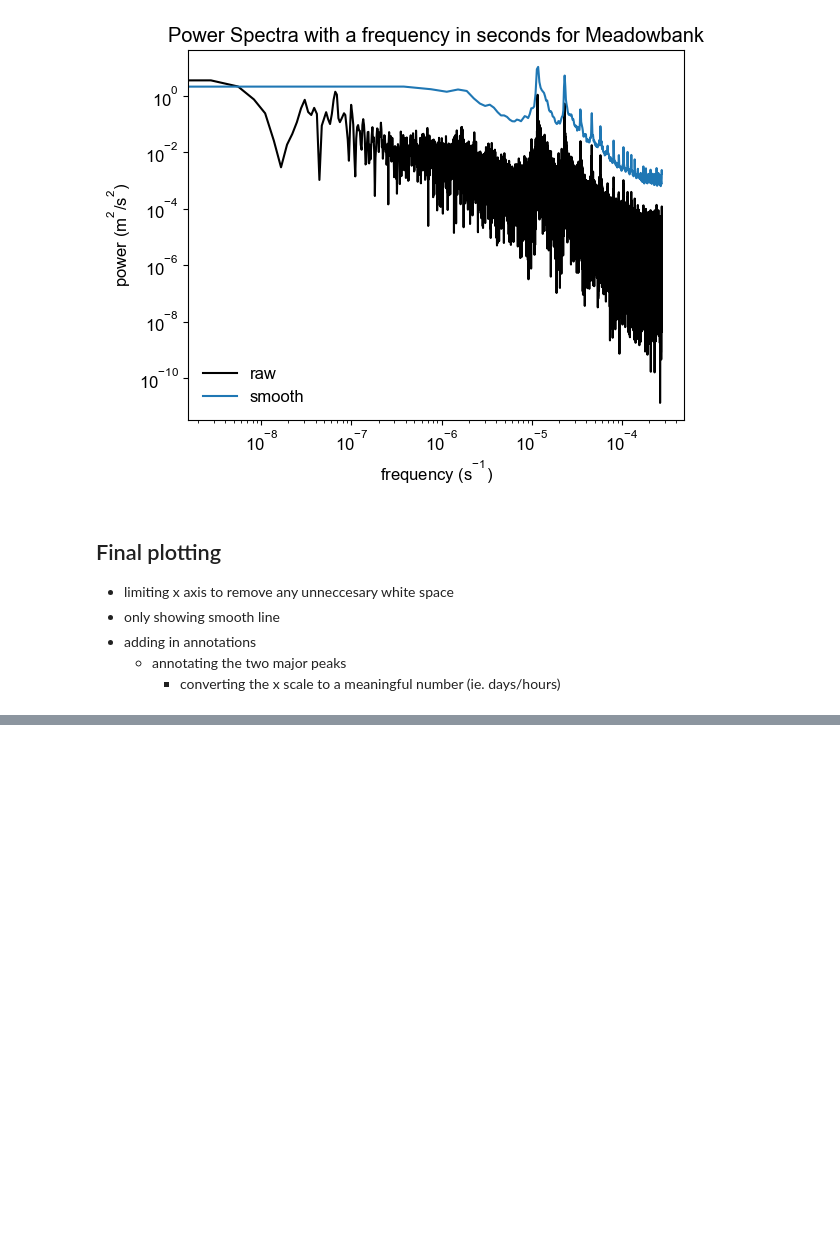
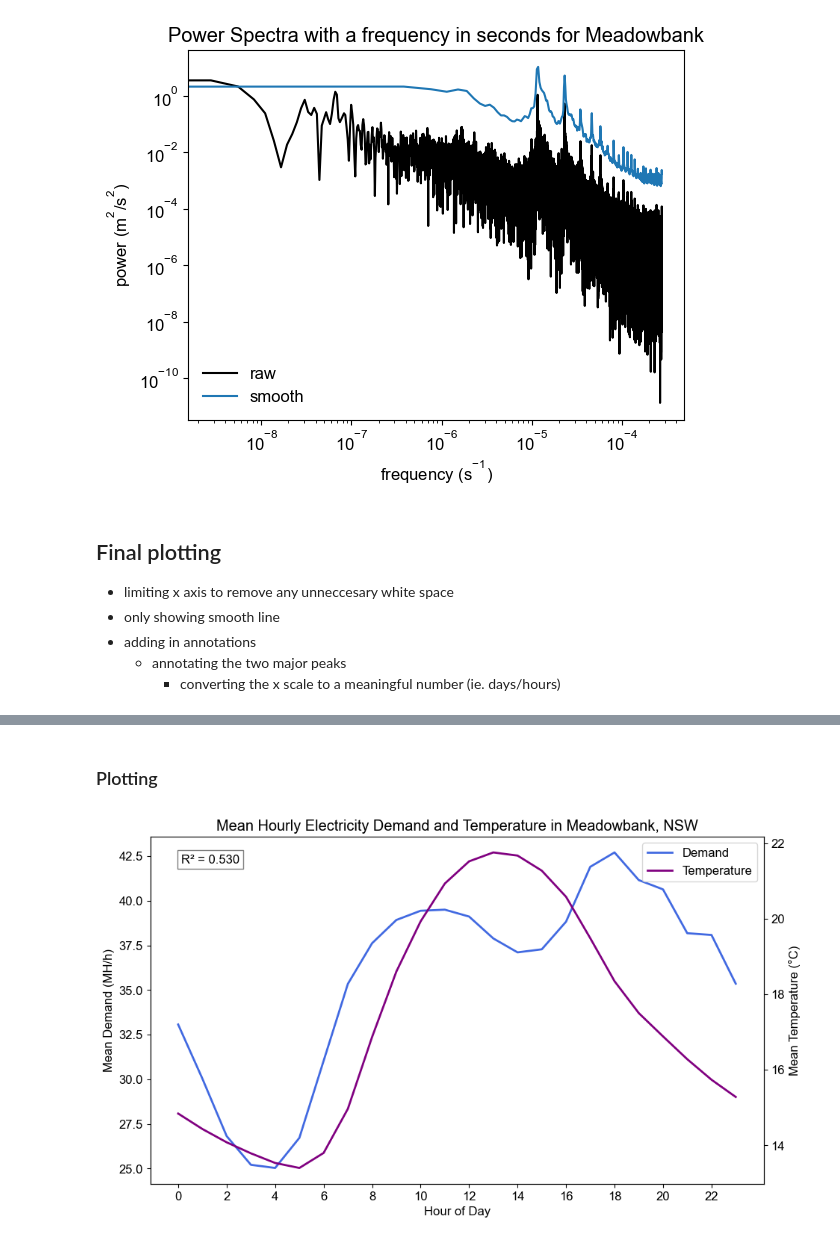
Before and after one commit to pia-vass/vassallo_pia_abstract_repo, a Jupyter notebook: extended_abstract.ipynb, the cells around one changed output, grey strips where cells are left out. Saved outputs shown, nothing was run; the diff lists cells and outputs as text; code cells hidden in the pictures; blank space fills up the shorter version.

```diff
--- a/extended_abstract.ipynb
+++ b/extended_abstract.ipynb
@@ -385,0 +458,32 @@ plt.show()
+# %% [markdown]
+### Plotting
+# %%
+fig, ax1 = plt.subplots(figsize=(10, 6))
+
+# demand on left axis
+ax1.plot(hourly_mean_demand.index, hourly_mean_demand.values, color='royalblue', linewidth=2, label='Demand') # using same colour as spectral analysis to maintain consistancy
+ax1.set_xlabel('Hour of Day')
+ax1.set_ylabel('Mean Demand (MH/h)')
+
+# temperature on right axis
+ax2 = ax1.twinx()
+ax2.plot(hourly_mean_temp.index, hourly_mean_temp.values, color='purple', linewidth=2, label='Temperature')
+ax2.set_ylabel('Mean Temperature (°C)')
+
+# R^2 text box (similar formatting to figure 1)
+ax1.text(0.05, 0.95, f'R² = {r2_hourly_corr:.3f}',
+        transform=ax1.transAxes,
+        verticalalignment='top',
+        bbox=dict(boxstyle='square', facecolor='white', alpha=0.5))
+
+# creating a combined legend to illustrate which line is which
+lines1, labels1 = ax1.get_legend_handles_labels() # ax1 = demand
+lines2, labels2 = ax2.get_legend_handles_labels() # ax2 = temp
+ax1.legend(lines1 + lines2, labels1 + labels2, loc='upper right')
+
+ax1.set_title('Mean Hourly Electricity Demand and Temperature in Meadowbank, NSW')
+ax1.set_xticks(range(0, 24, 2))
+plt.tight_layout(pad=2.0)
+plt.show()
+# %% [output]
+[figure, added]
```
Also changed, not shown: parts of 21 cells of this notebook, 1 other file.
